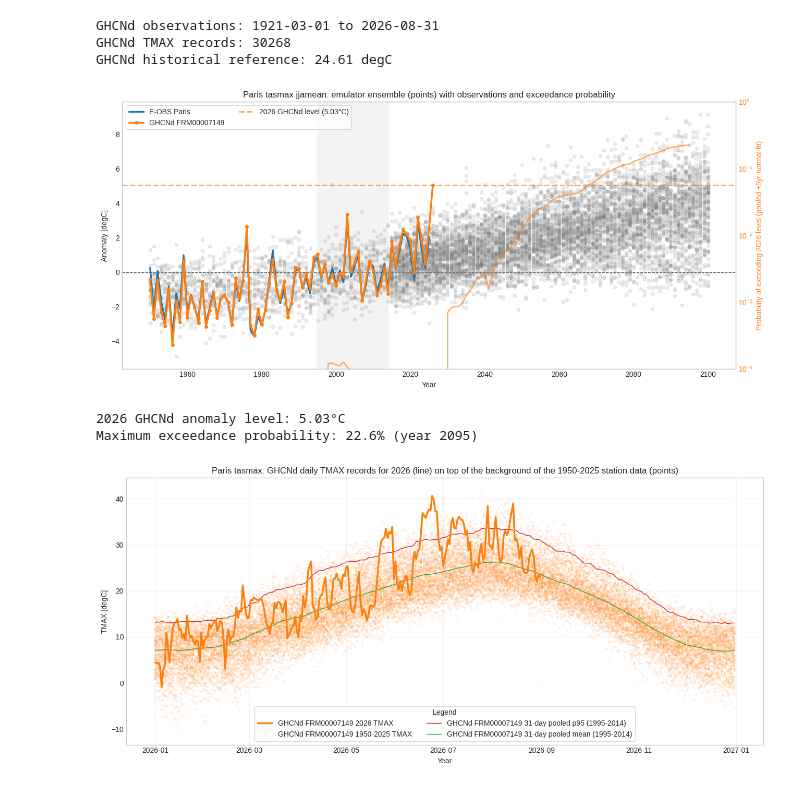
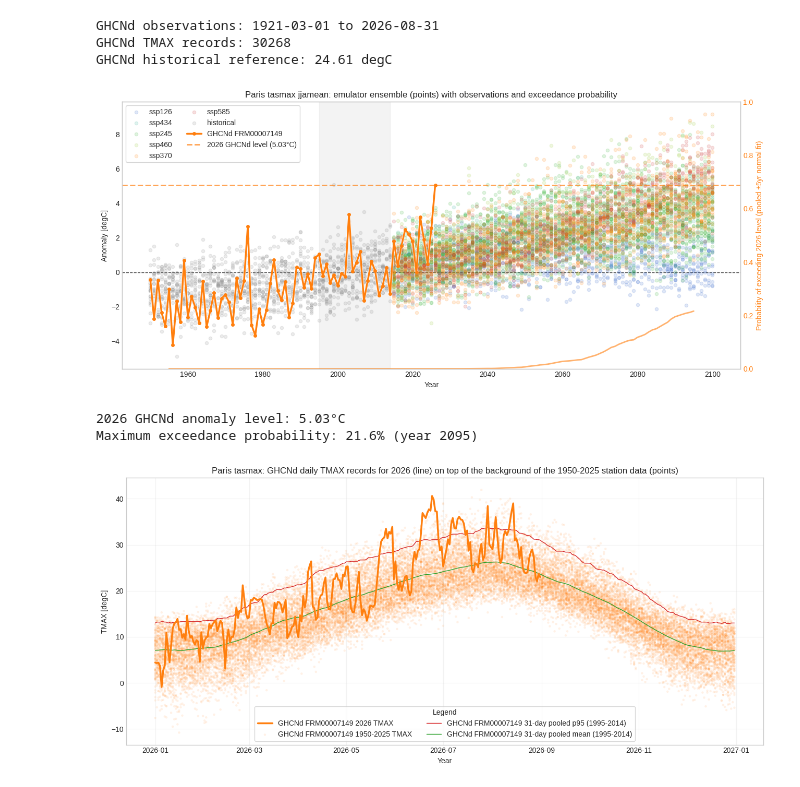
Before and after one commit to jesusff/T33-Emulator-hub, a Jupyter notebook: notebooks/city_level_emulator_ensemble_and_observations.ipynb, the cells around one changed output. Cells and saved outputs as stored; diff of their text form; code cells hidden in the pictures.

Commit message:
Coloured by scenario and future analogues

```diff
--- a/notebooks/city_level_emulator_ensemble_and_observations.ipynb
+++ b/notebooks/city_level_emulator_ensemble_and_observations.ipynb
@@ -295,23 +295,39 @@ if CITY == "Paris":
     )
 
     fig, ax1 = plt.subplots(figsize=(13, 6))
-
-    for member in anomaly_metric.member.values:
+    alpha = 0.15
+    colors = dict(
+                ssp585=(0.8, 0.2, 0.2, alpha),
+                ssp370=(1.0, 0.5, 0.0, alpha),
+                ssp460=(0.6, 0.8, 0.2, alpha),
+                ssp245=(0.2, 0.7, 0.2, alpha),
+                ssp434=(0.2, 0.7, 0.6, alpha),
+                ssp126=(0.2, 0.4, 0.8, alpha),
+                historical=(0.5, 0.5, 0.5, alpha),
+    )
+    legend_scenario = set(colors.keys())
+    members = sorted(anomaly_metric.member.values, key=lambda m: anomaly_metric.sel(member=m).experiment_id.values.item()[-2:])
+    for member in members:
         member_series = anomaly_metric.sel(member=member)
+        experiment_id = member_series.experiment_id.values.item()
         ax1.scatter(
             member_series.year.values,
             member_series.values,
-            color=(0.5, 0.5, 0.5, 0.15),
+            color=colors.get(experiment_id, (0.5, 0.5, 0.5, alpha)),
             s=20,
             zorder=2,
+            label=experiment_id if experiment_id in legend_scenario else None
         )
+        legend_scenario.discard(experiment_id)
+
+    #ax1.plot(eobs_anomaly.year.values, eobs_anomaly.values,
+    #    color="#1f77b4", linewidth=2.5, label=f"E-OBS {eobs_metric.attrs['location_name']}")
 
     ax1.plot(
-        eobs_anomaly.year.values,
-        eobs_anomaly.values,
-        color="#1f77b4",
-        linewidth=2.5,
-        label=f"E-OBS {eobs_metric.attrs['location_name']}",
+        ghcnd_anomaly.year.values,
+        ghcnd_anomaly.values,
+        color="#ffffff",
+        linewidth=3.5,
     )
 
     ax1.plot(
@@ -374,7 +390,7 @@ if CITY == "Paris":
     exceedance_prob = []
     years = []
     for year in valid_years:
-        prob = pooled_gev_exceedance_probability(year, ghcnd_2026_anomaly)
+        prob = exceedance_prob_function(year, ghcnd_2026_anomaly)
         exceedance_prob.append(max(prob, np.finfo(float).tiny))
         years.append(year)
 
@@ -388,13 +404,12 @@ if CITY == "Paris":
         linestyle="-",
         label=f"Exceedance probability (pooled ±{POOL_HALF_WINDOW}yr {exceedance_prob_label} fit)",
     )
-    ax2.set_yscale("log")
     ax2.set_ylabel(
         f"Probability of exceeding 2026 level (pooled ±{POOL_HALF_WINDOW}yr {exceedance_prob_label} fit)",
         color="#ff7f0e",
     )
     ax2.tick_params(axis="y", labelcolor="#ff7f0e")
-    ax2.set_ylim(bottom=1e-4, top=1)
+    ax2.set_ylim(bottom=0, top=1)
     ax2.grid(False)
 
     ax1.set_title(
@@ -416,36 +431,36 @@ if CITY == "Paris":
         0,
         color="black",
         linewidth=1.0,
         linestyle="--",
         zorder=0,
         alpha=0.7,
     )
     ax1.legend(
         loc="upper left",
         frameon=True,
         ncols=2,
     )
     ax1.grid(False)
     plt.tight_layout()
 
     save_figure(
         fig,
         f"104_{CITY}_{VARIABLE}_{DIAGNOSTIC_ID}_points_exceedance",
         config,
     )
     plt.show()
 
     print(
         f"2026 GHCNd anomaly level: {ghcnd_2026_anomaly:.2f}°C"
     )
     print(
         f"Maximum exceedance probability: "
         f"{max(exceedance_prob):.1%} (year {years[exceedance_prob.index(max(exceedance_prob))]})"
     )
 # %% [output]
-[figure, old version]
+[figure, new version]
 2026 GHCNd anomaly level: 5.03°C
-Maximum exceedance probability: 22.6% (year 2095)
+Maximum exceedance probability: 21.6% (year 2095)
 # %%
 # GHCNd Paris station daily TMAX records for a selected year (line) over
 # daily records from all other years (points). No emulator; all observed.
```
Also changed, not shown: parts of 2 cells of this notebook.
